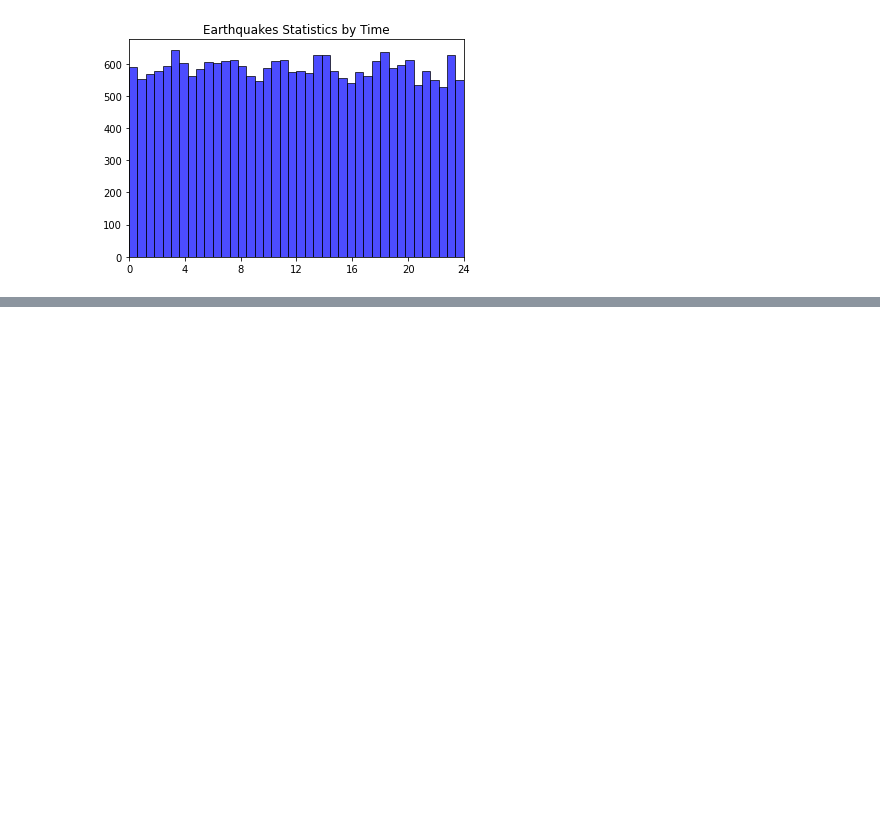
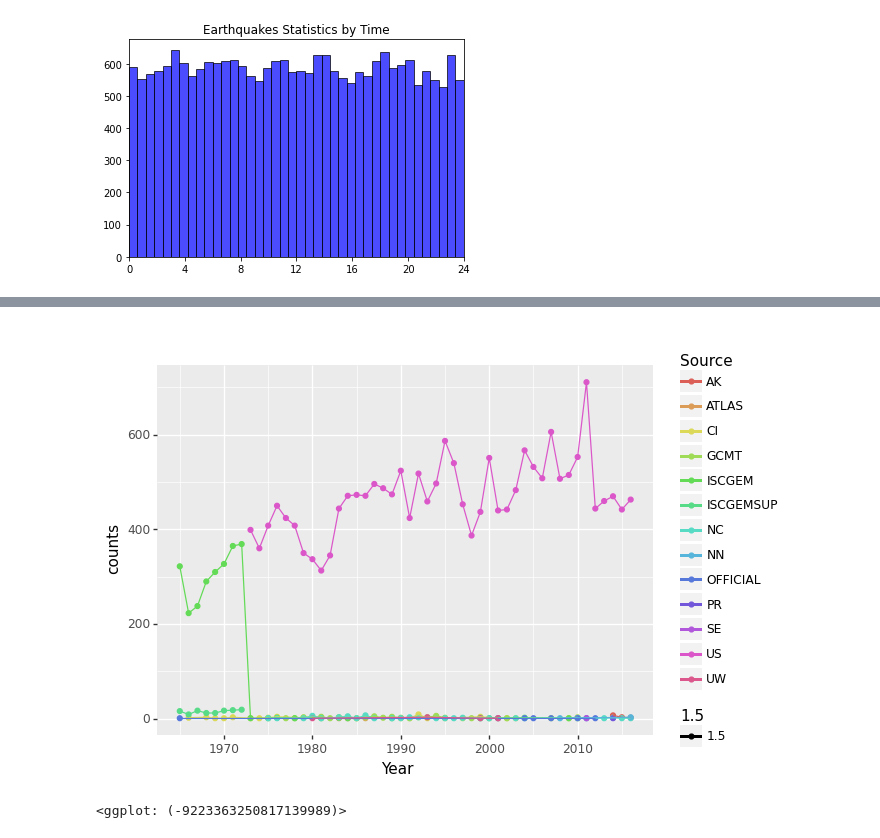
Before and after one commit to SeanLi-OI/Earthquake-Statistics, a Jupyter notebook: Earthquakes.ipynb, the cells around one changed output, grey strips where cells are left out. Cells and saved outputs as stored; diff of their text form; code cells hidden in the pictures; blank space fills up the shorter version.

```diff
--- a/Earthquakes.ipynb
+++ b/Earthquakes.ipynb
@@ -150,0 +185,14 @@ plt.show()
+# %%
+from plotnine import *
+import pandas as pd
+import numpy as np
+
+df = pd.read_csv('database.csv')
+Year = [int(date[-4:]) if date[-1]!='Z' else int(date[:4]) for date in df['Date']]
+df['Year']=Year
+data=df.groupby(['Year', 'Source']).size().reset_index(name='counts')
+
+ggplot(data=data, mapping = aes(x =  'Year', y='counts', fill='Source',color='Source',alpha=1.5)) + geom_point()  + geom_line()
+# %% [output]
+[figure, added]
+<ggplot: (-9223363250817139989)>
```
Also changed, not shown: parts of 3 cells of this notebook.
